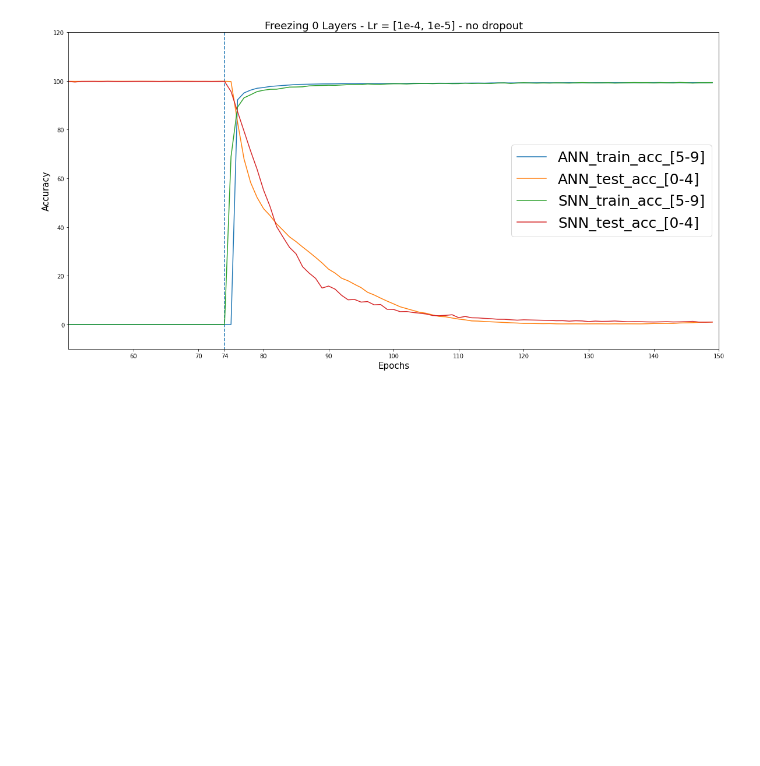
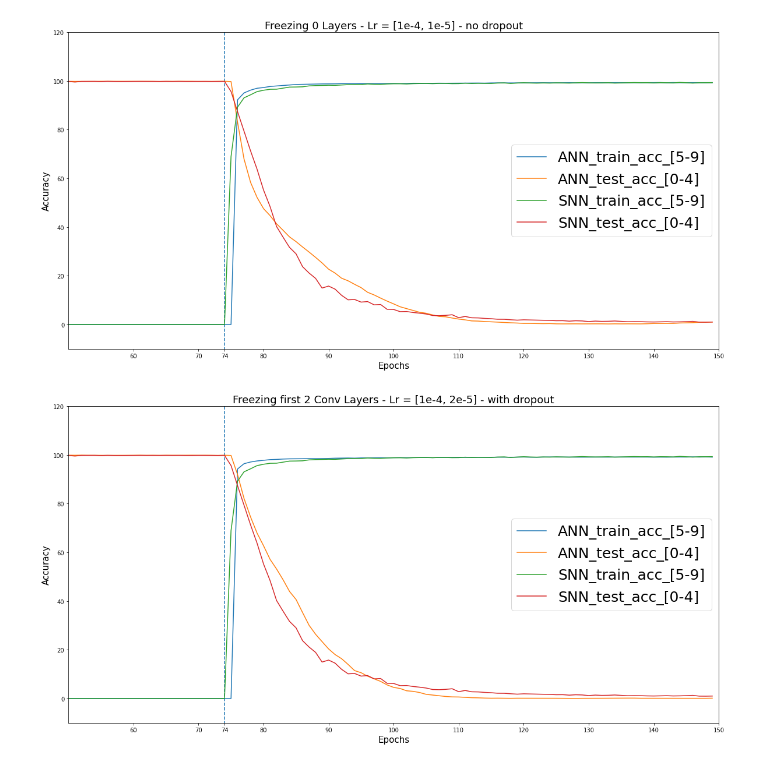
Before and after one commit to Thvnvtos/SNN_vs_ANN, a Jupyter notebook: evaluation_sequential_learning.ipynb, the cells around one changed output. Saved outputs shown, nothing was run; the diff lists cells and outputs as text; code cells hidden in the pictures; blank space fills up the shorter version.

```diff
--- a/evaluation_sequential_learning.ipynb
+++ b/evaluation_sequential_learning.ipynb
@@ -101,6 +101,33 @@ plt.vlines(74,-100,200,linestyles="dashed")
 _ = plt.xticks([74]+[x for x in range(60, 160,10)])
 # %% [output]
 [figure]
+# %%
+path = os.path.join("experiments_results", "train_seq","F2C_1e4-2e5_d")
+
+with open(os.path.join(path, "ann_logs.pickle"), "rb") as f:
+    ann_logs = pickle.load(f)
+
+with open(os.path.join(path, "snn_logs.pickle"), "rb") as f:
+    snn_logs = pickle.load(f)
+# %%
+plt.figure(figsize=(20,10))
+
+plt.plot(([0]*75)+ann_logs["test_acc_2"],label="ANN_train_acc_[5-9]")
+plt.plot(ann_logs["test_acc_1"], label="ANN_test_acc_[0-4]")
+
+plt.plot(([0]*75)+snn_logs["test_acc_2"], label="SNN_train_acc_[5-9]")
+plt.plot(snn_logs["test_acc_1"], label="SNN_test_acc_[0-4]")
+
+plt.legend(fontsize=25)
+plt.xlabel("Epochs", fontsize=15)
+plt.ylabel("Accuracy", fontsize=15)
+plt.title("Freezing first 2 Conv Layers - Lr = [1e-4, 2e-5] - with dropout",fontsize=18)
+plt.xlim([50,150])
+plt.ylim([-10,120])
+plt.vlines(74,-100,200,linestyles="dashed")
+_ = plt.xticks([74]+[x for x in range(60, 160,10)])
+# %% [output]
+[figure, added]
 # %%
 print("\n##### Pre-training on [0-4] #####")
 print("ANN Train Acc [0-4]:  {:.2f}%".format(max(ann_logs["train_acc_1"])))
```
Also changed, not shown: parts of 2 cells of this notebook, 5 other files.
